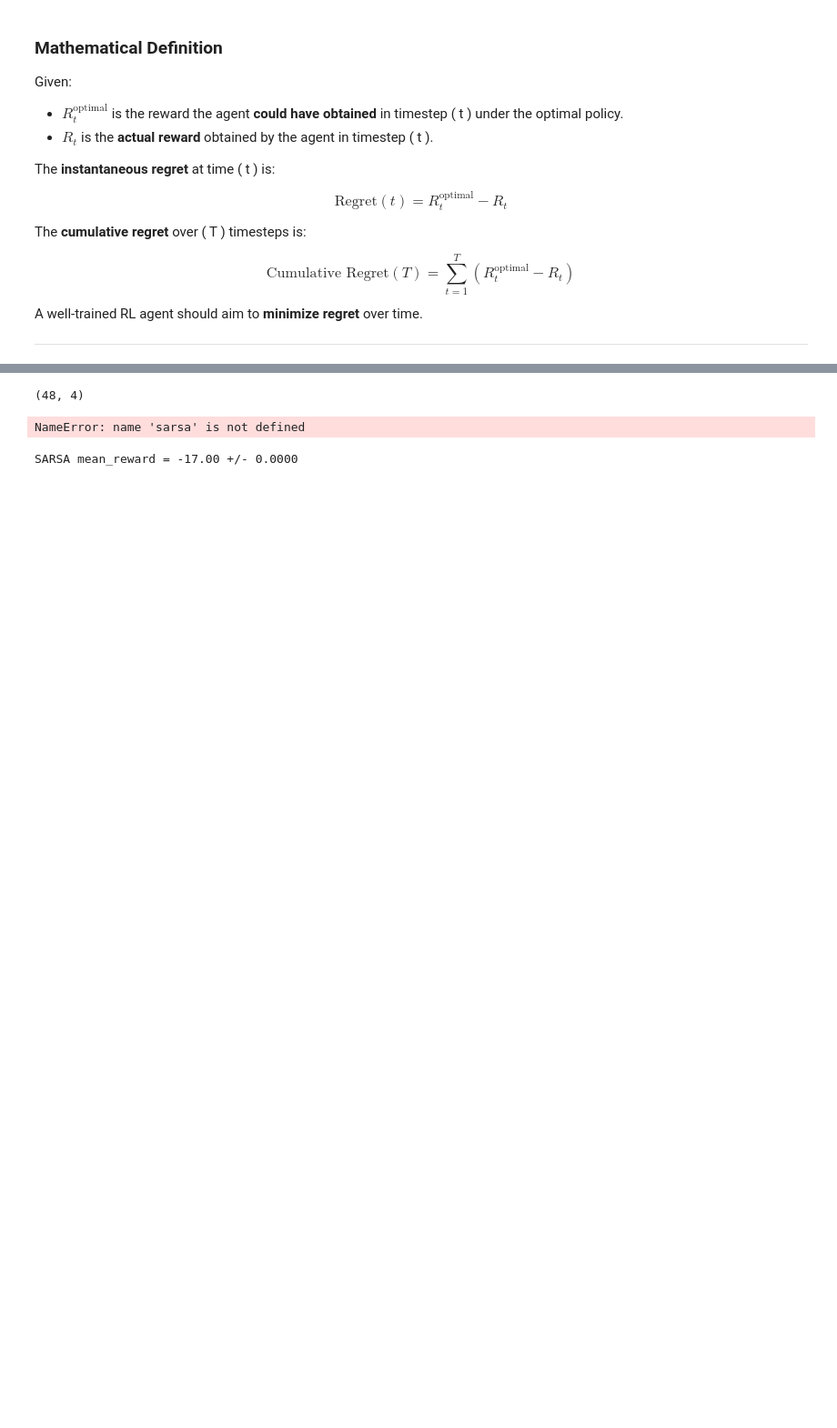
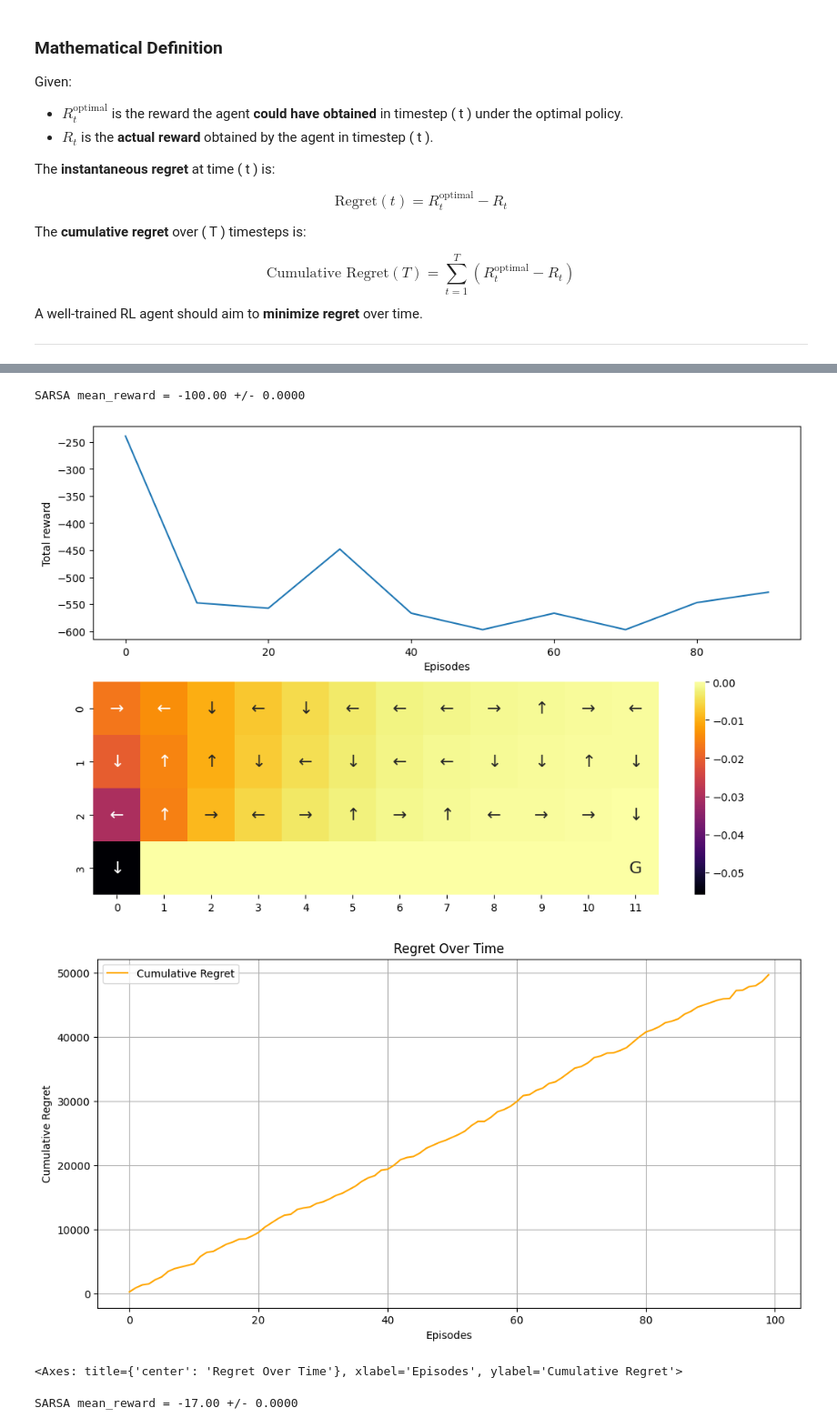
Before and after one commit to mj-amin-ece/RL, a Jupyter notebook: Home Works/HW2/HW2_P1_SARSA_and_QLearning.ipynb, the cells around one changed output, grey strips where cells are left out. Shown at 91% size. Drawn from its saved outputs; the diff is of its cells as text; code cells hidden in the pictures; blank space fills up the shorter version.

```diff
--- a/Home Works/HW2/HW2_P1_SARSA_and_QLearning.ipynb
+++ b/Home Works/HW2/HW2_P1_SARSA_and_QLearning.ipynb
@@ -436,49 +441,48 @@ IndexError: only integers, slices (`:`), ellipsis (`...`), numpy.newaxis (`None`
-# %%
-print(results[0].shape)
-# %% [output]
-(48, 4)
 # %%
 # @title epsilon = 0.5
 optimal_reward =  -50# Best case scenario
 
 # TODO: Set number of episodes/trials
-n_episodes = 10
+n_episodes = 100
 n = 1
 discount = 0.95
-alpha = 1e-3
-max_step = 10
+alpha = 1e-4
+max_step = 100
 # Initialize environment
 env = gym.make('CliffWalking-v0')
 
 learning_algorithm = learnEnvironment(env,n_episodes,n,alpha,max_step,epsilon=0.5)
 
 
 
 # Solve Cliff Walking using SARSA
 results = learning_algorithm.learn(env, sarsa, epsilon_greedy)
 value_sarsa, reward_sums_sarsa = results
 
 # Initialize lists to track regret
 regret_sums_sarsa = []
 
 # Compute regret for each episode
 regret_sums_sarsa = [optimal_reward - r for r in reward_sums_sarsa]
 
 # Evaluate Q-learning
 mean_reward, std_reward = evaluate_policy(env, value_sarsa)
 print(f"\nSARSA mean_reward = {mean_reward:.2f} +/- {std_reward:.4f}\n")
 
 plot_performance(env, value_sarsa, reward_sums_sarsa)
 
 # Plot regret
 plot_regret(regret_sums_sarsa, show=True)
 
 
 # Turn on render mode
 # env = gym.make('CliffWalking-v0', render_mode='rgb_array')
 # create_policy_eval_video(env, greedy_policy, 'SARSA', value_sarsa)
 # %% [output]
-NameError: name 'sarsa' is not defined
+SARSA mean_reward = -100.00 +/- 0.0000
+[figure, added]
+[figure, added]
+<Axes: title={'center': 'Regret Over Time'}, xlabel='Episodes', ylabel='Cumulative Regret'>
 # %%
 # @title epsilon = 0.9
 optimal_reward =   # Best case scenario
```
Also changed, not shown: parts of 3 cells of this notebook.
